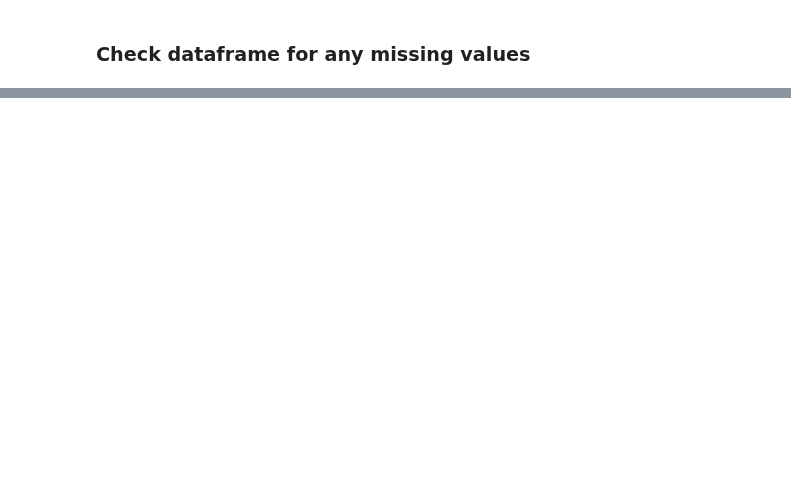
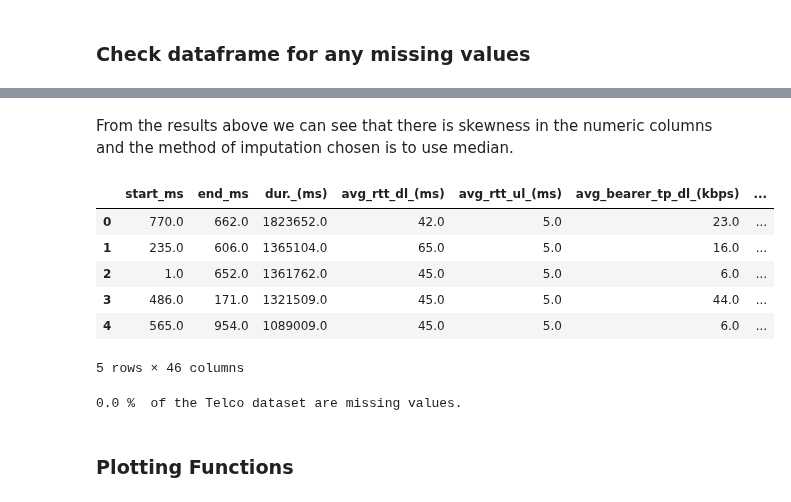
Before and after one commit to teddyk251/Telecom-Data-Analysis, a Jupyter notebook: notebooks/Data_Cleaning.ipynb, the cells around one changed output, grey strips where cells are left out. Saved outputs shown, nothing was run; the diff lists cells and outputs as text; code cells hidden in the pictures; blank space fills up the shorter version.

```diff
--- a/notebooks/Data_Cleaning.ipynb
+++ b/notebooks/Data_Cleaning.ipynb
@@ -91,3 +103,5 @@ df[['start','end']] = df[['start','end']].apply(pd.to_datetime)
+# %%
+df[['bearer_id', 'imsi', 'msisdn/number', 'imei']] = df[['bearer_id', 'imsi', 'msisdn/number', 'imei']].astype(str)
 # %%
 df.info()
 # %% [output]
@@ -151,0 +169,6 @@ percent_missing(df)
+# %%
+# Separate numeric and categorical columns
+numeric_columns = df.select_dtypes(include=['number']).columns
+numeric_columns
+categorical_columns = df.select_dtypes(include=['object','datetime64[ns]']).columns
+categorical_columns
@@ -151,0 +201,2 @@ percent_missing(df)
+# %% [markdown]
+From the results above we can see that there is skewness in the numeric columns and the method of imputation chosen is to use median.
@@ -151,0 +205,21 @@ percent_missing(df)
+# %%
+imputer = SimpleImputer(strategy='median')
+# %%
+filled_numeric_columns_df = pd.DataFrame(imputer.fit_transform(df[numeric_columns]))
+# %%
+filled_numeric_columns_df.columns = numeric_columns
+filled_numeric_columns_df.head()
+# %% [output]
+|  | start_ms | end_ms | dur._(ms) | avg_rtt_dl_(ms) | avg_rtt_ul_(ms) | avg_bearer_tp_dl_(kbps) | ... |
+| 0 | 770.0 | 662.0 | 1823652.0 | 42.0 | 5.0 | 23.0 | ... |
+| 1 | 235.0 | 606.0 | 1365104.0 | 65.0 | 5.0 | 16.0 | ... |
+| 2 | 1.0 | 652.0 | 1361762.0 | 45.0 | 5.0 | 6.0 | ... |
+| 3 | 486.0 | 171.0 | 1321509.0 | 45.0 | 5.0 | 44.0 | ... |
+| 4 | 565.0 | 954.0 | 1089009.0 | 45.0 | 5.0 | 6.0 | ... |
+5 rows × 46 columns
+# %%
+percent_missing(filled_numeric_columns_df)
+# %% [output]
+0.0 %  of the Telco dataset are missing values.
+# %% [markdown]
+### Plotting Functions
```
Also changed, not shown: parts of 15 cells of this notebook, 2 other files.
